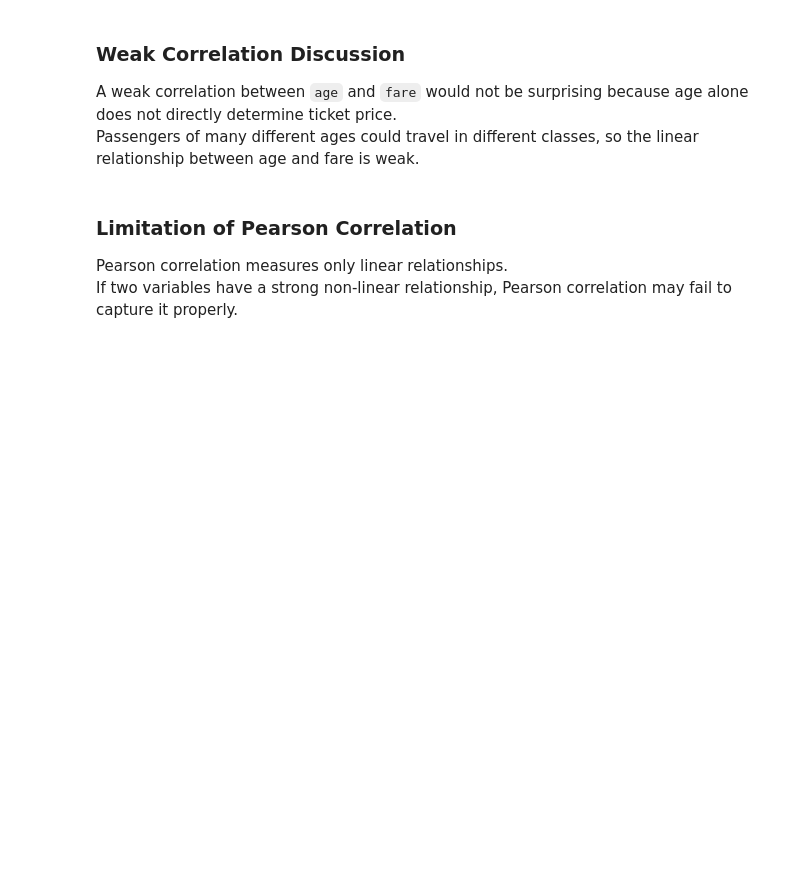
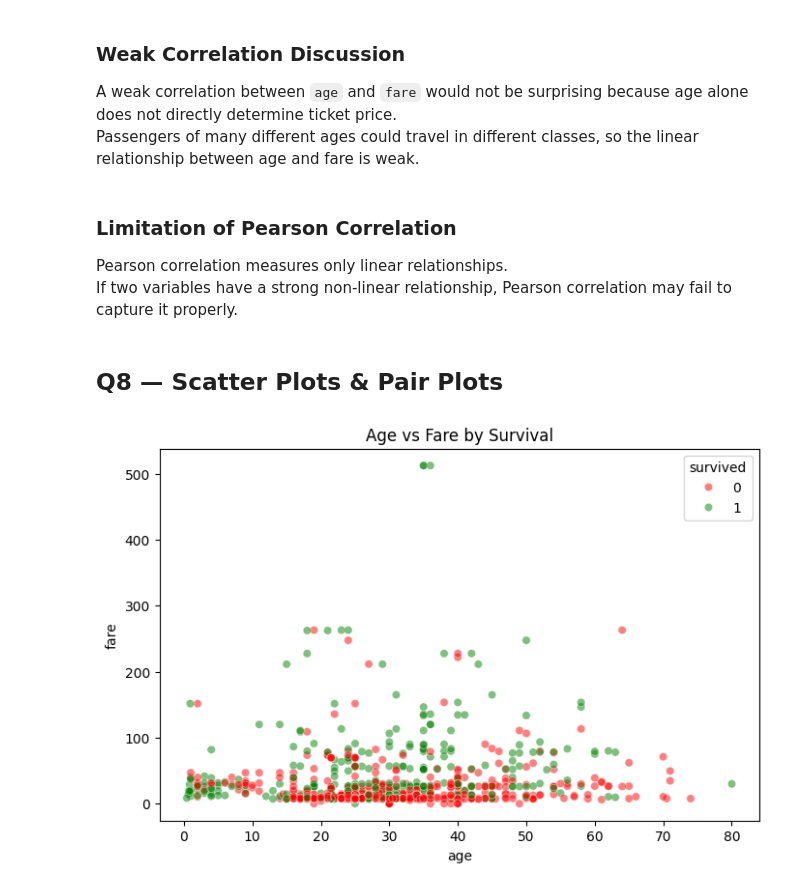
Before and after one commit to SHKabdulhadi/Titanic-Data-Analysis, a Jupyter notebook: titanic-data-analysis.ipynb, the cells around one changed output. Cells and saved outputs as stored; diff of their text form; code cells hidden in the pictures; blank space fills up the shorter version.

```diff
--- a/titanic-data-analysis.ipynb
+++ b/titanic-data-analysis.ipynb
@@ -551,3 +551,19 @@ Passengers of many different ages could travel in different classes, so the line
 
 Pearson correlation measures only linear relationships.
 If two variables have a strong non-linear relationship, Pearson correlation may fail to capture it properly.
+# %% [markdown]
+## Q8 — Scatter Plots & Pair Plots
+# %%
+plt.figure(figsize=(8, 5))
+sns.scatterplot(
+    data=df_clean,
+    x='age',
+    y='fare',
+    hue='survived',
+    palette={0: 'red', 1: 'green'},
+    alpha=0.5
+)
+plt.title('Age vs Fare by Survival')
+plt.show()
+# %% [output]
+[figure, added]
```
Also changed, not shown: parts of 3 cells of this notebook.
